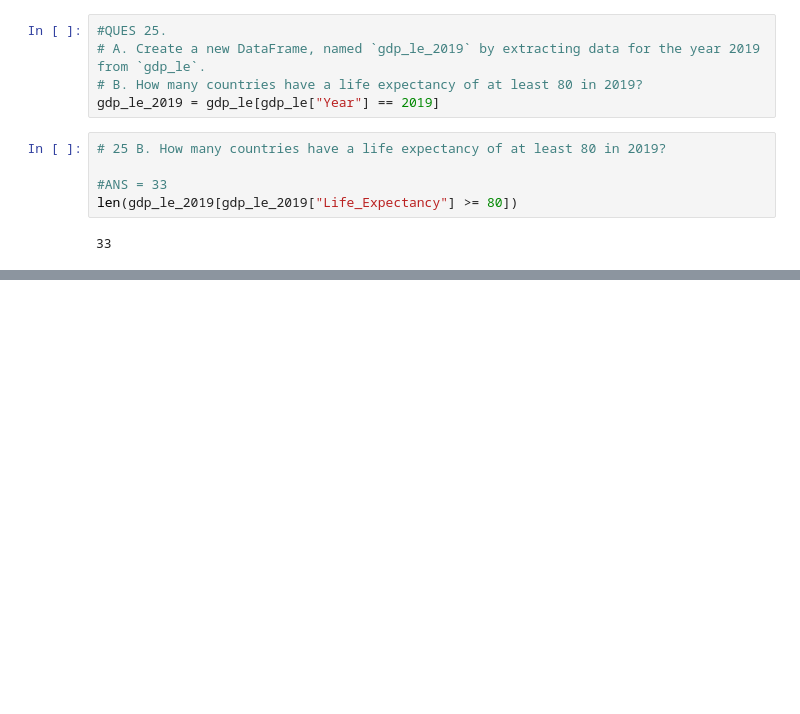
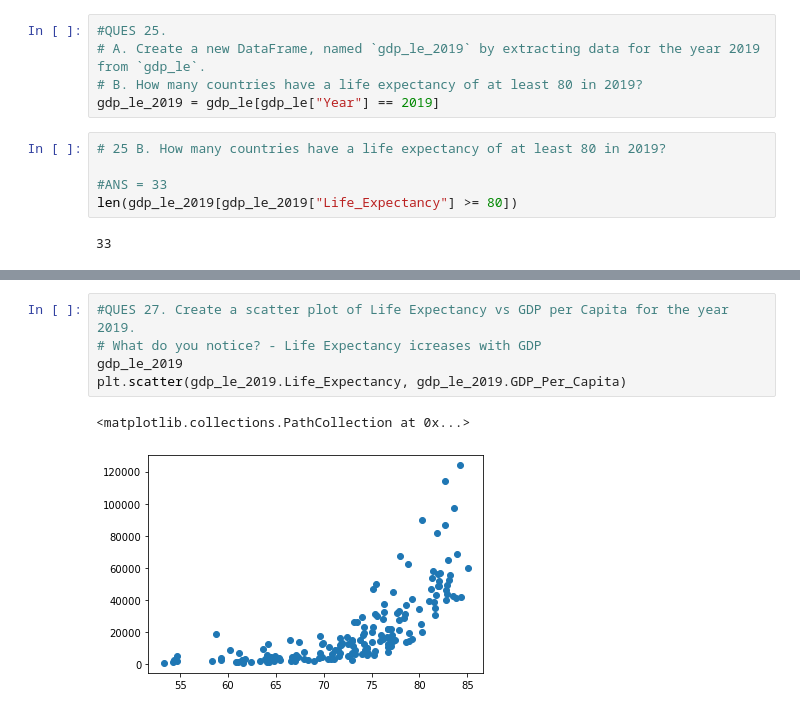
Before and after one commit to nss-data-science-cohort-6/un_data_question-AjayNSS, a Jupyter notebook: notebooks/UN_Data_Exploration.ipynb, the cells around one changed output, grey strips where cells are left out. Saved outputs shown, nothing was run; the diff lists cells and outputs as text; blank space fills up the shorter version.

```diff
--- a/notebooks/UN_Data_Exploration.ipynb
+++ b/notebooks/UN_Data_Exploration.ipynb
@@ -762,0 +784,8 @@ len(gdp_le_2019[gdp_le_2019["Life_Expectancy"] >= 80])
+# %%
+#QUES 27. Create a scatter plot of Life Expectancy vs GDP per Capita for the year 2019.
+# What do you notice? - Life Expectancy icreases with GDP
+gdp_le_2019
+plt.scatter(gdp_le_2019.Life_Expectancy, gdp_le_2019.GDP_Per_Capita)
+# %% [output]
+<matplotlib.collections.PathCollection at 0x...>
+[figure, added]
```
Also changed, not shown: parts of 7 cells of this notebook.
